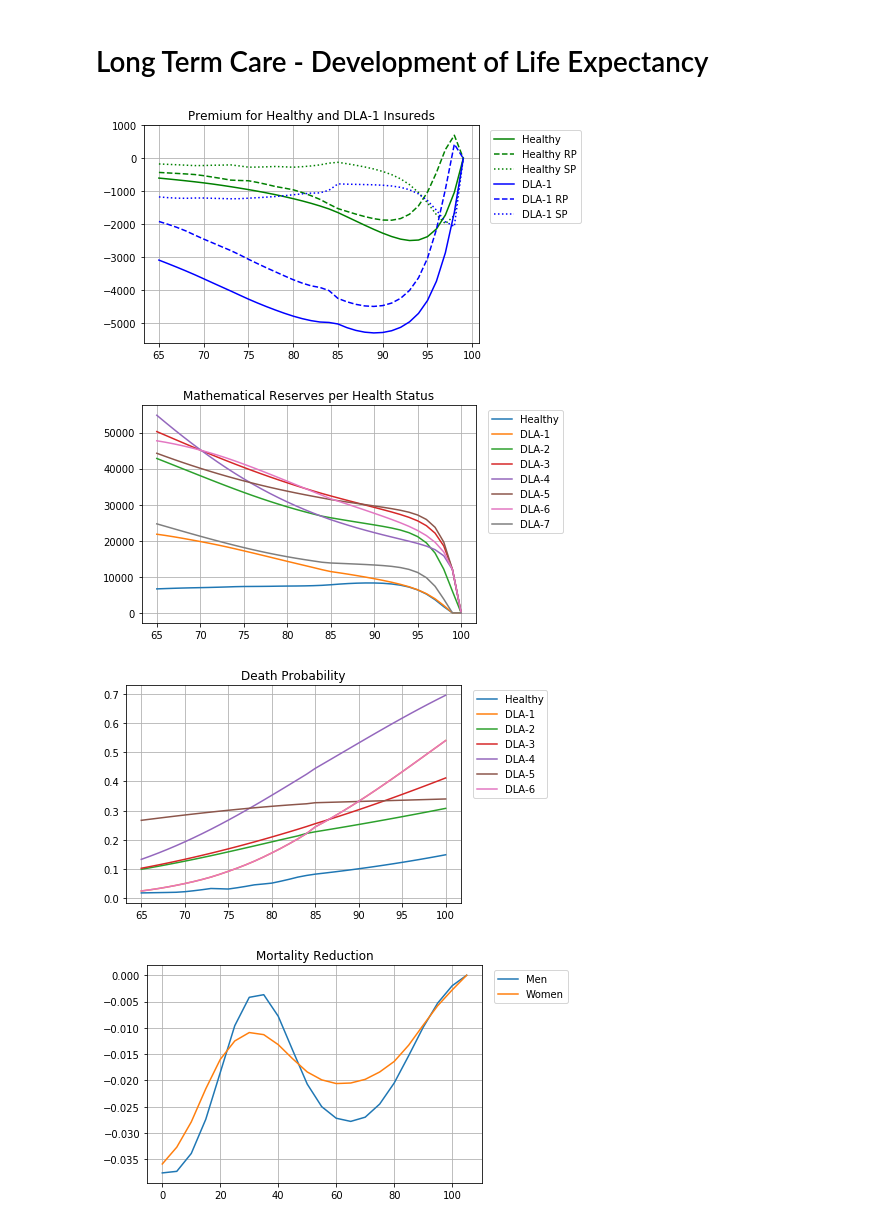
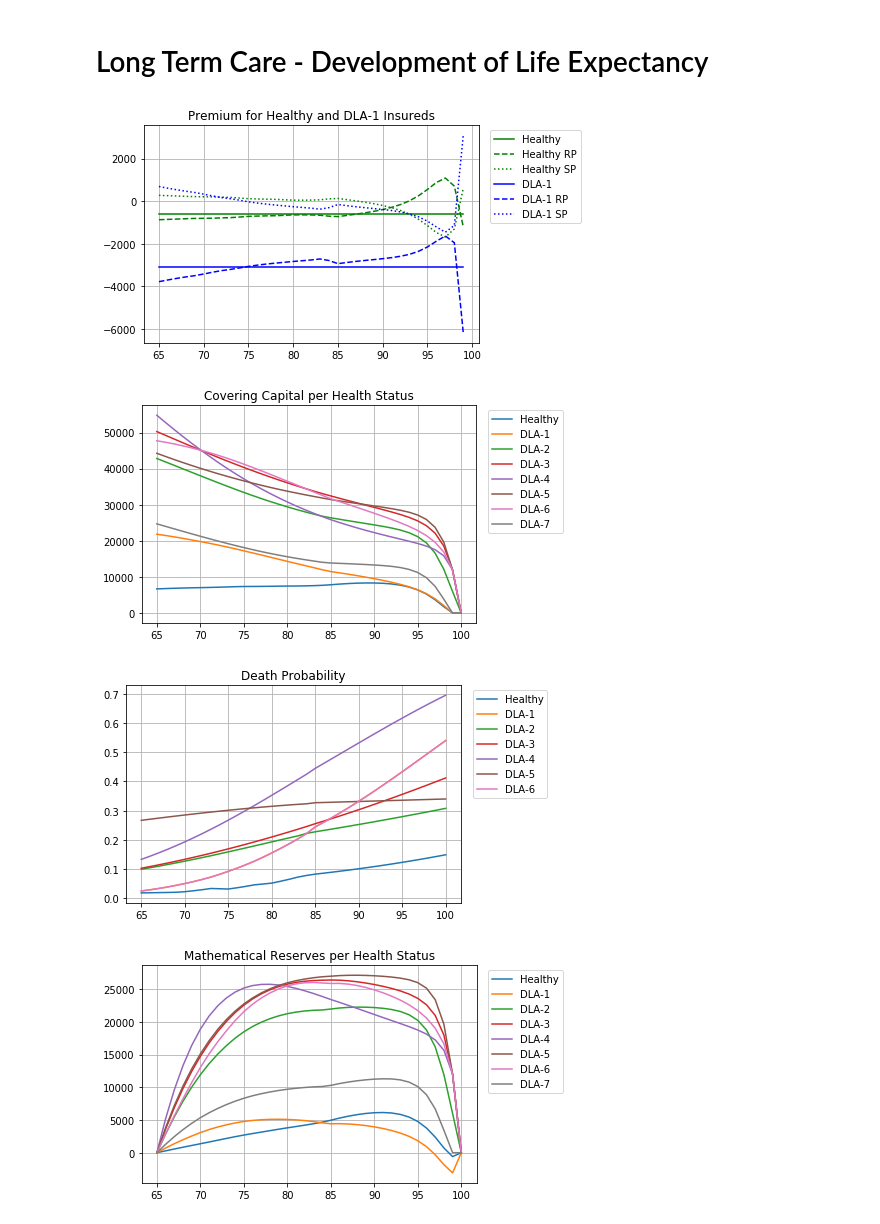
Before and after one commit to valeriogianella/jupiter-notebooks, a Jupyter notebook: LTC_Insurance_Analysis/Calculations.ipynb, the cells around one changed output. Drawn from its saved outputs; the diff is of its cells as text; code cells hidden in the pictures.

```diff
--- a/LTC_Insurance_Analysis/Calculations.ipynb
+++ b/LTC_Insurance_Analysis/Calculations.ipynb
@@ -108,6 +108,9 @@ class MarkovChain():
             return 0.
         return self.get_deckungskapital(age, j) / self.get_expected_annuities(age,j)
 
+    def mathematical_reserves(self, age, j, time = 0):
+        return self.get_deckungskapital(age, j, time) - self.get_expected_annuities(age, j, time)*self.premium(self.start_age, j)
+
     def calculate_model(self):
         #if True: return
         for age in range(self.MAX_AGE, self.MIN_AGE-1,-1):
@@ -145,10 +148,10 @@ class MarkovChain():
         return original_data[age//5][male_or_female]*(1-r) + original_data[(age//5) + 1][male_or_female] * r
 
     def savings_premium(self, age, status):
-        return self.discount_rate(0)*self.get_deckungskapital(age + 1, status, 1) - self.get_deckungskapital(age, status)
+        return self.discount_rate(0)*self.mathematical_reserves(age + 1, status, 1) - self.mathematical_reserves(age, status, 0)
 
     def risk_premium(self, age, status):
-        return self.premium(age, status) - self.savings_premium(age, status)
+        return self.premium(self.start_age, status) - self.savings_premium(age, status)
 
     #PLOTS
 
@@ -163,8 +166,23 @@ class MarkovChain():
         lgd = ax.legend((p for p in plts),\
                   ('Healthy', 'DLA-1', 'DLA-2', 'DLA-3', 'DLA-4', 'DLA-5', 'DLA-6', 'DLA-7'),\
                   bbox_to_anchor=(1.02, 1), loc='upper left')
+        ax.set_title('Covering Capital per Health Status')
+        plt.savefig(self.model_name() + 'coveringcapital.png', bbox_extra_artists=(lgd,), bbox_inches='tight', dpi=400)
+
+    def plot_mathematical_reserves(self):
+        x = [i for i in range(self.start_age, self.end_age + 1)]
+        fig, ax = plt.subplots()
+        plts = []
+        for j in range(1, self.nr_of_states):
+            y = [self.mathematical_reserves(age, j) for age in x]
+            plts.append(ax.plot(x,y)[0])
+        ax.grid()
+        lgd = ax.legend((p for p in plts),\
+                  ('Healthy', 'DLA-1', 'DLA-2', 'DLA-3', 'DLA-4', 'DLA-5', 'DLA-6', 'DLA-7'),\
+                  bbox_to_anchor=(1.02, 1), loc='upper left')
         ax.set_title('Mathematical Reserves per Health Status')
         plt.savefig(self.model_name() + 'mathematicalreserves.png', bbox_extra_artists=(lgd,), bbox_inches='tight', dpi=400)
+
 
     def plot_premium(self):
         x = [i for i in range(self.start_age, self.end_age + 1)]
@@ -179,14 +197,14 @@ class MarkovChain():
         ax.set_title('Premium')
         plt.savefig(self.model_name() + 'premium.png', bbox_extra_artists=(lgd,), bbox_inches='tight', dpi=400)
 
-    def plot_premium_and_split(self):
+    def plot_premium_split(self):
         x = [i for i in range(self.start_age, self.end_age)]
         fig, ax = plt.subplots()
         plts = []
-        plts.append(ax.plot(x, [self.premium(age, 1) for age in x], 'g-')[0])
+        plts.append(ax.plot(x, [self.premium(self.start_age, 1) for age in x], 'g-')[0])
         plts.append(ax.plot(x, [self.risk_premium(age, 1) for age in x], 'g--')[0])
         plts.append(ax.plot(x, [self.savings_premium(age, 1) for age in x], 'g:')[0])
-        plts.append(ax.plot(x, [self.premium(age, 2) for age in x], 'b-')[0])
+        plts.append(ax.plot(x, [self.premium(self.start_age, 2) for age in x], 'b-')[0])
         plts.append(ax.plot(x, [self.risk_premium(age, 2) for age in x], 'b--')[0])
         plts.append(ax.plot(x, [self.savings_premium(age, 2) for age in x], 'b:')[0])
         ax.grid()
@@ -194,7 +212,7 @@ class MarkovChain():
                     'DLA-1', 'DLA-1 RP', 'DLA-1 SP'),\
                   bbox_to_anchor=(1.02, 1), loc='upper left')
         ax.set_title('Premium for Healthy and DLA-1 Insureds')
-        plt.savefig(self.model_name() + 'premiumandsplit.png', bbox_extra_artists=(lgd,), bbox_inches='tight', dpi=400)
+        plt.savefig(self.model_name() + 'premiumsplit.png', bbox_extra_artists=(lgd,), bbox_inches='tight', dpi=400)
 
     def plot_pij(self):
         x = [i for i in range(self.start_age, self.end_age + 1)]
@@ -263,15 +281,15 @@ assert mc_0.post[70][1, 2] == 0
 assert mc_0.premium_due[50][1] == -1.
 assert mc_0.mortality_reduction(40, 0) == -0.0078
 # %%
-mc_0.plot_premium_and_split()
+mc_0.plot_premium_split()
 mc_0.plot_deckungskapital()
 mc_0.plot_pij()
-mc_0.plot_mortality_reduction()
+mc_0.plot_mathematical_reserves()
 # %% [output]
-[figure, old version]
+[figure, new version]
-[figure, old version]
+[figure, new version]
 [figure]
-[figure, old version]
+[figure, new version]
 # %%
 mc_1 = MarkovChain(9, 65, 100, 1)
 
```
Also changed, not shown: parts of 10 cells of this notebook, 26 other files.
